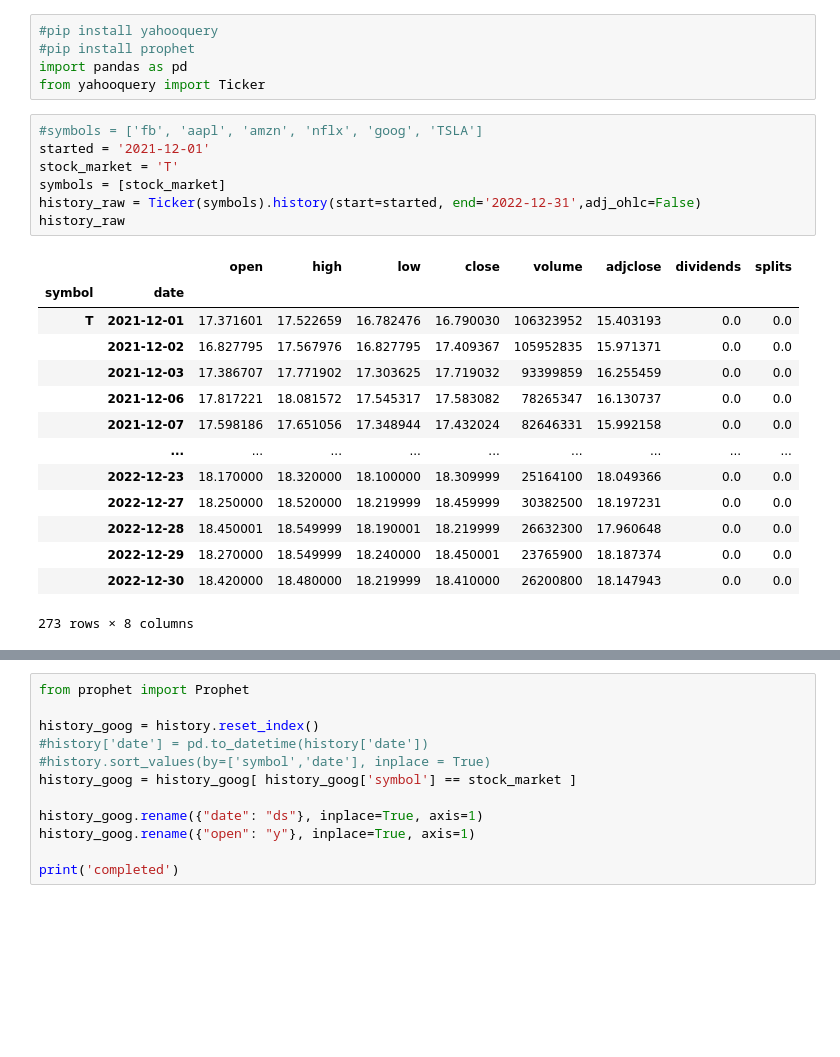
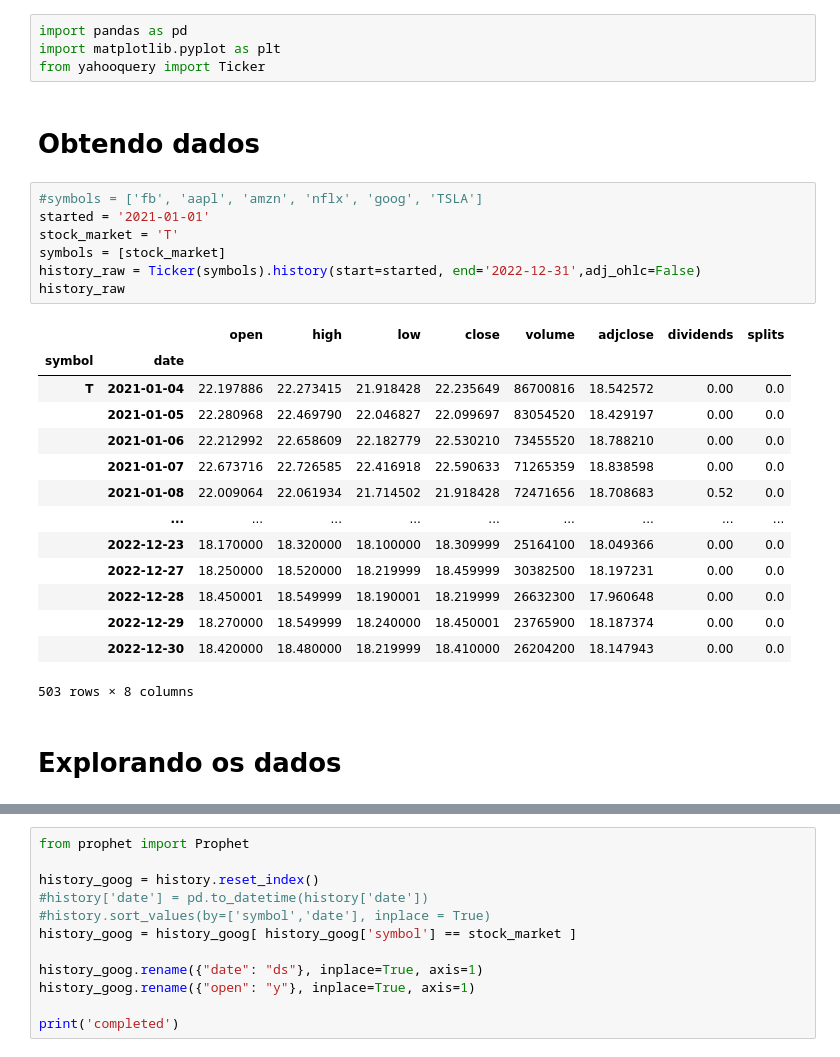
Before and after one commit to MichaeldaSilvaSeS/learnmlserie, a Jupyter notebook: ml_stock_T.ipynb, the cells around one changed output, grey strips where cells are left out. Cells and saved outputs as stored; diff of their text form; blank space fills up the shorter version.

```diff
--- a/ml_stock_T.ipynb
+++ b/ml_stock_T.ipynb
@@ -1,27 +55,30 @@
 # %%
-#pip install yahooquery
-#pip install prophet
 import pandas as pd
+import matplotlib.pyplot as plt
 from yahooquery import Ticker
+# %% [markdown]
+# Obtendo dados
 # %%
 #symbols = ['fb', 'aapl', 'amzn', 'nflx', 'goog', 'TSLA']
-started = '2021-12-01'
+started = '2021-01-01'
 stock_market = 'T'
 symbols = [stock_market]
 history_raw = Ticker(symbols).history(start=started, end='2022-12-31',adj_ohlc=False)
 history_raw
 # %% [output]
 |  |  | open | high | low | close | volume | adjclose | dividends | splits |
 | symbol | date |  |  |  |  |  |  |  |  |
-| T | 2021-12-01 | 17.371601 | 17.522659 | 16.782476 | 16.790030 | 106323952 | 15.403193 | 0.0 | 0.0 |
-|  | 2021-12-02 | 16.827795 | 17.567976 | 16.827795 | 17.409367 | 105952835 | 15.971371 | 0.0 | 0.0 |
-|  | 2021-12-03 | 17.386707 | 17.771902 | 17.303625 | 17.719032 | 93399859 | 16.255459 | 0.0 | 0.0 |
-|  | 2021-12-06 | 17.817221 | 18.081572 | 17.545317 | 17.583082 | 78265347 | 16.130737 | 0.0 | 0.0 |
-|  | 2021-12-07 | 17.598186 | 17.651056 | 17.348944 | 17.432024 | 82646331 | 15.992158 | 0.0 | 0.0 |
+| T | 2021-01-04 | 22.197886 | 22.273415 | 21.918428 | 22.235649 | 86700816 | 18.542572 | 0.00 | 0.0 |
+|  | 2021-01-05 | 22.280968 | 22.469790 | 22.046827 | 22.099697 | 83054520 | 18.429197 | 0.00 | 0.0 |
+|  | 2021-01-06 | 22.212992 | 22.658609 | 22.182779 | 22.530210 | 73455520 | 18.788210 | 0.00 | 0.0 |
+|  | 2021-01-07 | 22.673716 | 22.726585 | 22.416918 | 22.590633 | 71265359 | 18.838598 | 0.00 | 0.0 |
+|  | 2021-01-08 | 22.009064 | 22.061934 | 21.714502 | 21.918428 | 72471656 | 18.708683 | 0.52 | 0.0 |
 |  | ... | ... | ... | ... | ... | ... | ... | ... | ... |
-|  | 2022-12-23 | 18.170000 | 18.320000 | 18.100000 | 18.309999 | 25164100 | 18.049366 | 0.0 | 0.0 |
-|  | 2022-12-27 | 18.250000 | 18.520000 | 18.219999 | 18.459999 | 30382500 | 18.197231 | 0.0 | 0.0 |
-|  | 2022-12-28 | 18.450001 | 18.549999 | 18.190001 | 18.219999 | 26632300 | 17.960648 | 0.0 | 0.0 |
-|  | 2022-12-29 | 18.270000 | 18.549999 | 18.240000 | 18.450001 | 23765900 | 18.187374 | 0.0 | 0.0 |
-|  | 2022-12-30 | 18.420000 | 18.480000 | 18.219999 | 18.410000 | 26200800 | 18.147943 | 0.0 | 0.0 |
+|  | 2022-12-23 | 18.170000 | 18.320000 | 18.100000 | 18.309999 | 25164100 | 18.049366 | 0.00 | 0.0 |
+|  | 2022-12-27 | 18.250000 | 18.520000 | 18.219999 | 18.459999 | 30382500 | 18.197231 | 0.00 | 0.0 |
+|  | 2022-12-28 | 18.450001 | 18.549999 | 18.190001 | 18.219999 | 26632300 | 17.960648 | 0.00 | 0.0 |
+|  | 2022-12-29 | 18.270000 | 18.549999 | 18.240000 | 18.450001 | 23765900 | 18.187374 | 0.00 | 0.0 |
+|  | 2022-12-30 | 18.420000 | 18.480000 | 18.219999 | 18.410000 | 26204200 | 18.147943 | 0.00 | 0.0 |
-273 rows × 8 columns
+503 rows × 8 columns
+# %% [markdown]
+# Explorando os dados
```
Also changed, not shown: parts of 22 cells of this notebook.
